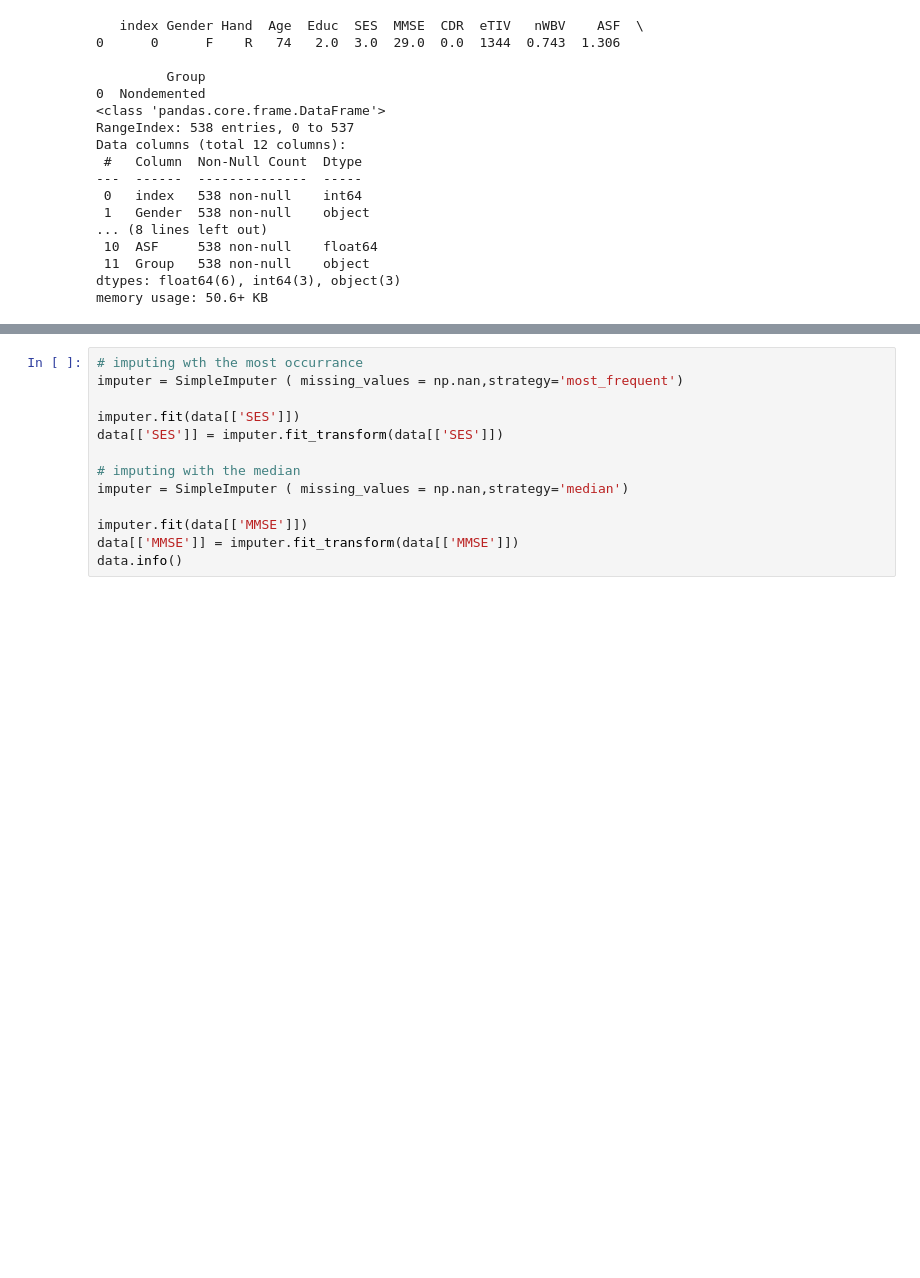
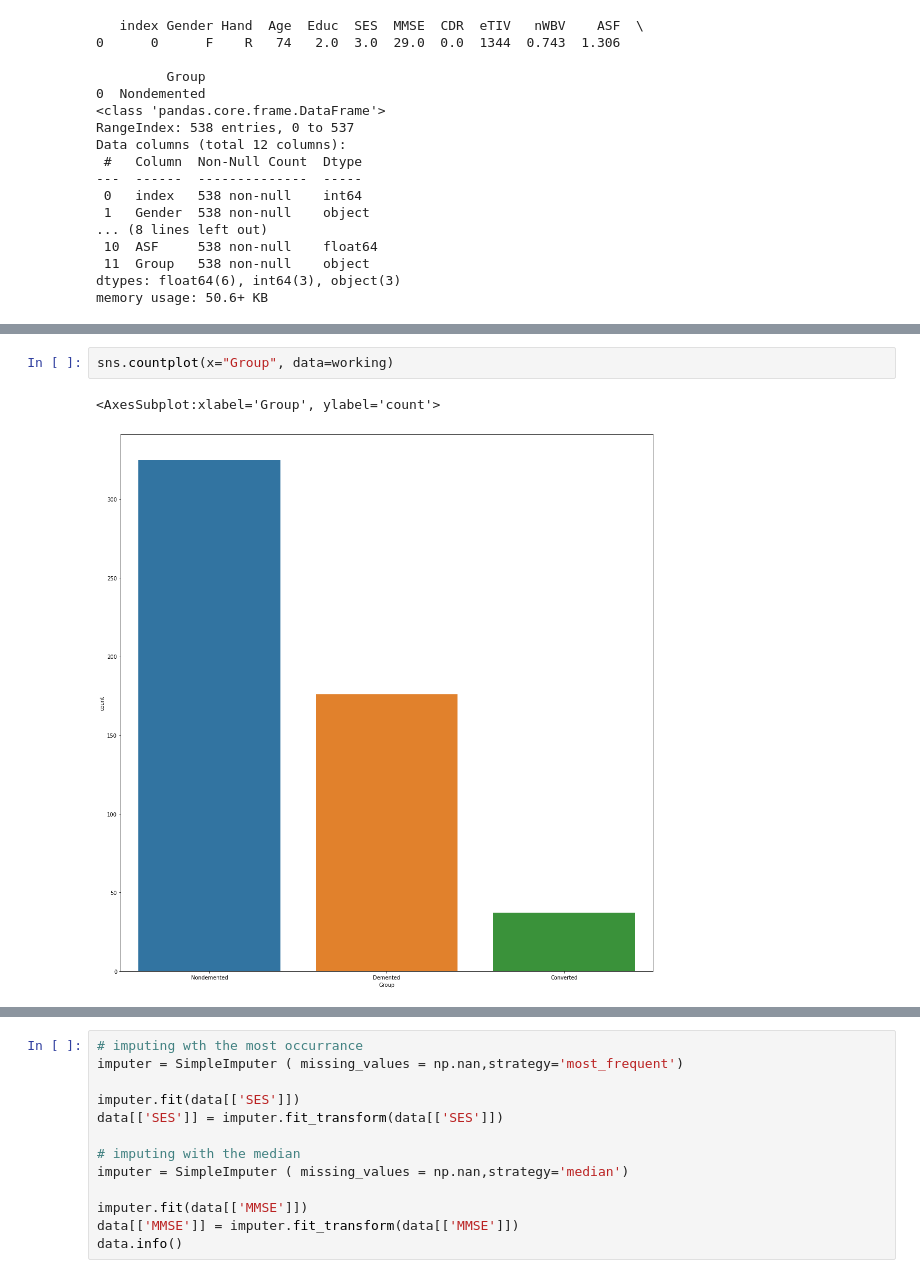
Before and after one commit to MawuliB/Alzheimer-s-Disease-Prediction, a Jupyter notebook: alzheimer.ipynb, the cells around one changed output, grey strips where cells are left out. Cells and saved outputs as stored; diff of their text form; blank space fills up the shorter version.

```diff
--- a/alzheimer.ipynb
+++ b/alzheimer.ipynb
@@ -129,3 +139,8 @@ plt.show()
+# %%
+sns.countplot(x="Group", data=working)
+# %% [output]
+<AxesSubplot:xlabel='Group', ylabel='count'>
+[figure, added]
 # %%
 sns.boxplot(x='Group', y="CDR", data=working)
 # values of Group based on CDR
```
Also changed, not shown: parts of 5 cells of this notebook.
